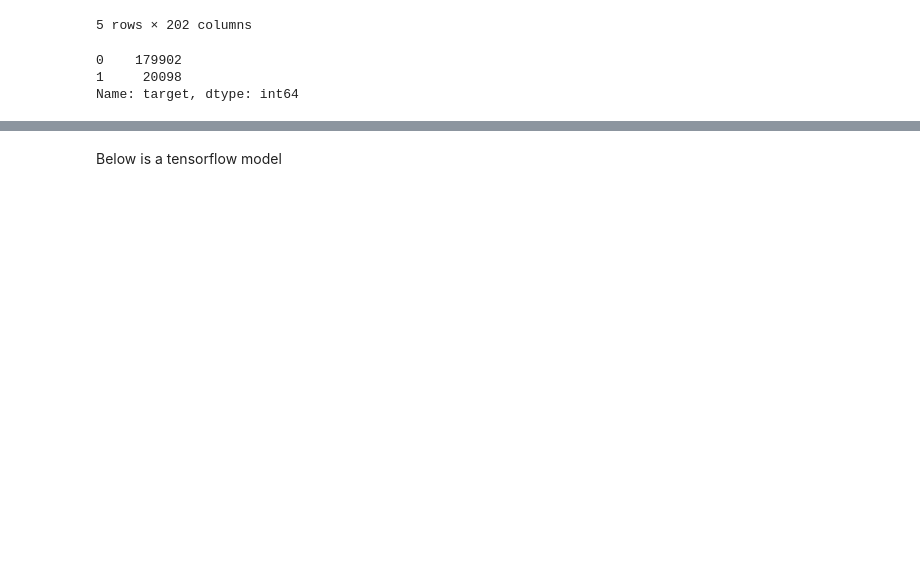
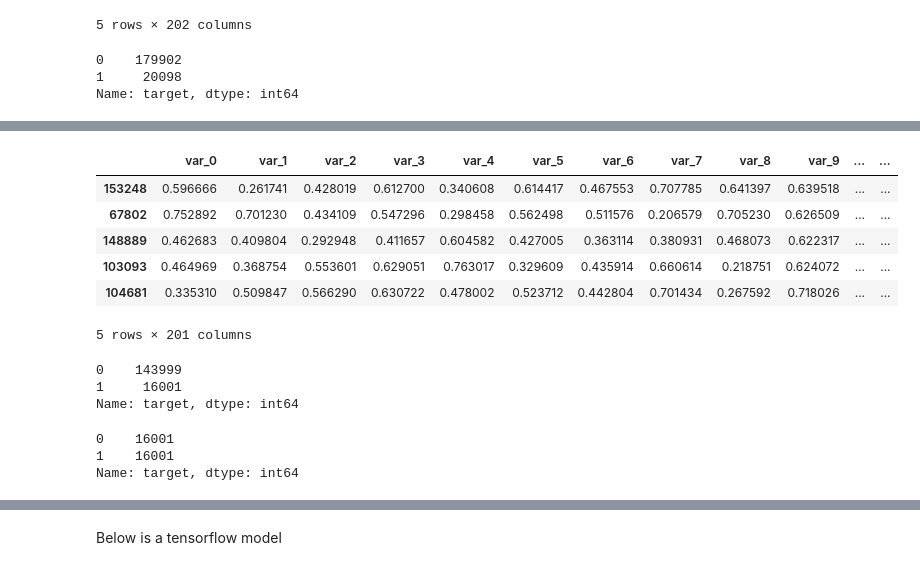
Before and after one commit to tylerchi1000/Satander-Customer-Transaction, a Jupyter notebook: Satander_Customer_Transaction_Notebook.ipynb, the cells around one changed output, grey strips where cells are left out. Cells and saved outputs as stored; diff of their text form; code cells hidden in the pictures; blank space fills up the shorter version.

```diff
--- a/Satander_Customer_Transaction_Notebook.ipynb
+++ b/Satander_Customer_Transaction_Notebook.ipynb
@@ -67,0 +85,37 @@ X_train.head()
+# %%
+df.head()
+# %% [output]
+|  | var_0 | var_1 | var_2 | var_3 | var_4 | var_5 | var_6 | var_7 | var_8 | var_9 | ... | ... |
+| 153248 | 0.596666 | 0.261741 | 0.428019 | 0.612700 | 0.340608 | 0.614417 | 0.467553 | 0.707785 | 0.641397 | 0.639518 | ... | ... |
+| 67802 | 0.752892 | 0.701230 | 0.434109 | 0.547296 | 0.298458 | 0.562498 | 0.511576 | 0.206579 | 0.705230 | 0.626509 | ... | ... |
+| 148889 | 0.462683 | 0.409804 | 0.292948 | 0.411657 | 0.604582 | 0.427005 | 0.363114 | 0.380931 | 0.468073 | 0.622317 | ... | ... |
+| 103093 | 0.464969 | 0.368754 | 0.553601 | 0.629051 | 0.763017 | 0.329609 | 0.435914 | 0.660614 | 0.218751 | 0.624072 | ... | ... |
+| 104681 | 0.335310 | 0.509847 | 0.566290 | 0.630722 | 0.478002 | 0.523712 | 0.442804 | 0.701434 | 0.267592 | 0.718026 | ... | ... |
+5 rows × 201 columns
+# %%
+df.target.value_counts()
+# %% [output]
+0    143999
+1     16001
+Name: target, dtype: int64
+# %%
+#Downsample Majority Class (Simple)
+from sklearn.utils import resample
+df_majority = df[df.target==0]
+df_minority = df[df.target==1]
+
+
+df_majority_downsampled = resample(df_majority,
+                                 replace=False,    # sample without replacement
+                                 n_samples=len(df_minority),     # to match minority class
+                                 random_state=42)
+
+# Combine minority class with downsampled majority class
+df_downsampled = pd.concat([df_majority_downsampled, df_minority])
+
+# Display new class counts
+df_downsampled.target.value_counts()
+# %% [output]
+0    16001
+1    16001
+Name: target, dtype: int64
```
Also changed, not shown: parts of 20 cells of this notebook.
